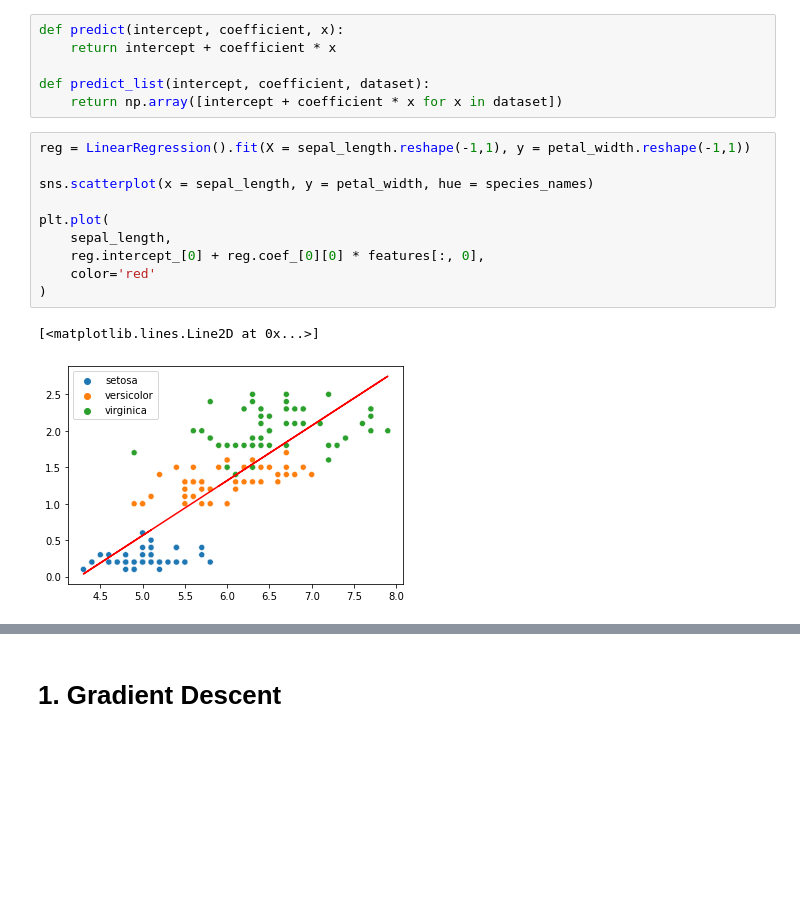
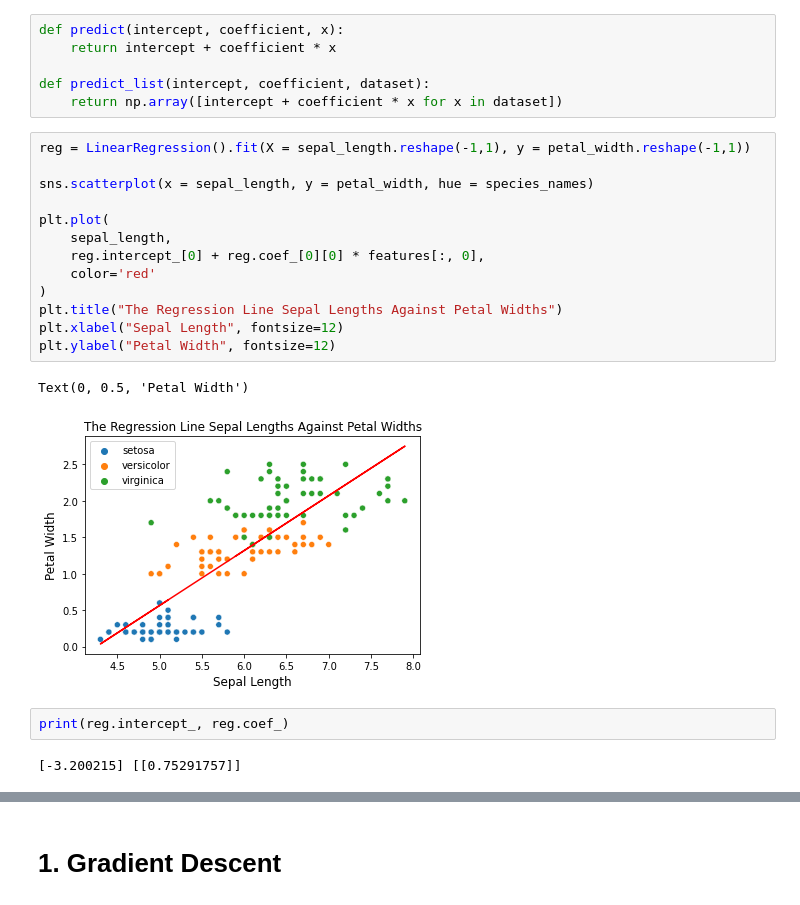
Before and after one commit to bsraya/optimization, a Jupyter notebook: gd.ipynb, the cells around one changed output, grey strips where cells are left out. Saved outputs shown, nothing was run; the diff lists cells and outputs as text; blank space fills up the shorter version.

```diff
--- a/gd.ipynb
+++ b/gd.ipynb
@@ -32,16 +32,23 @@ def predict_list(intercept, coefficient, dataset):
 # %%
 reg = LinearRegression().fit(X = sepal_length.reshape(-1,1), y = petal_width.reshape(-1,1))
 
 sns.scatterplot(x = sepal_length, y = petal_width, hue = species_names)
 
 plt.plot(
     sepal_length,
     reg.intercept_[0] + reg.coef_[0][0] * features[:, 0],
     color='red'
 )
+plt.title("The Regression Line Sepal Lengths Against Petal Widths")
+plt.xlabel("Sepal Length", fontsize=12)
+plt.ylabel("Petal Width", fontsize=12)
 # %% [output]
-[<matplotlib.lines.Line2D at 0x...>]
+Text(0, 0.5, 'Petal Width')
-[figure, old version]
+[figure, new version]
+# %%
+print(reg.intercept_, reg.coef_)
+# %% [output]
+[-3.200215] [[0.75291757]]
 # %%
 lr_predictions = reg.predict(sepal_length.reshape(-1,1))
 lr_mse = mean_squared_error(lr_predictions, petal_width)
```
Also changed, not shown: parts of 17 cells of this notebook, 1 other file.
